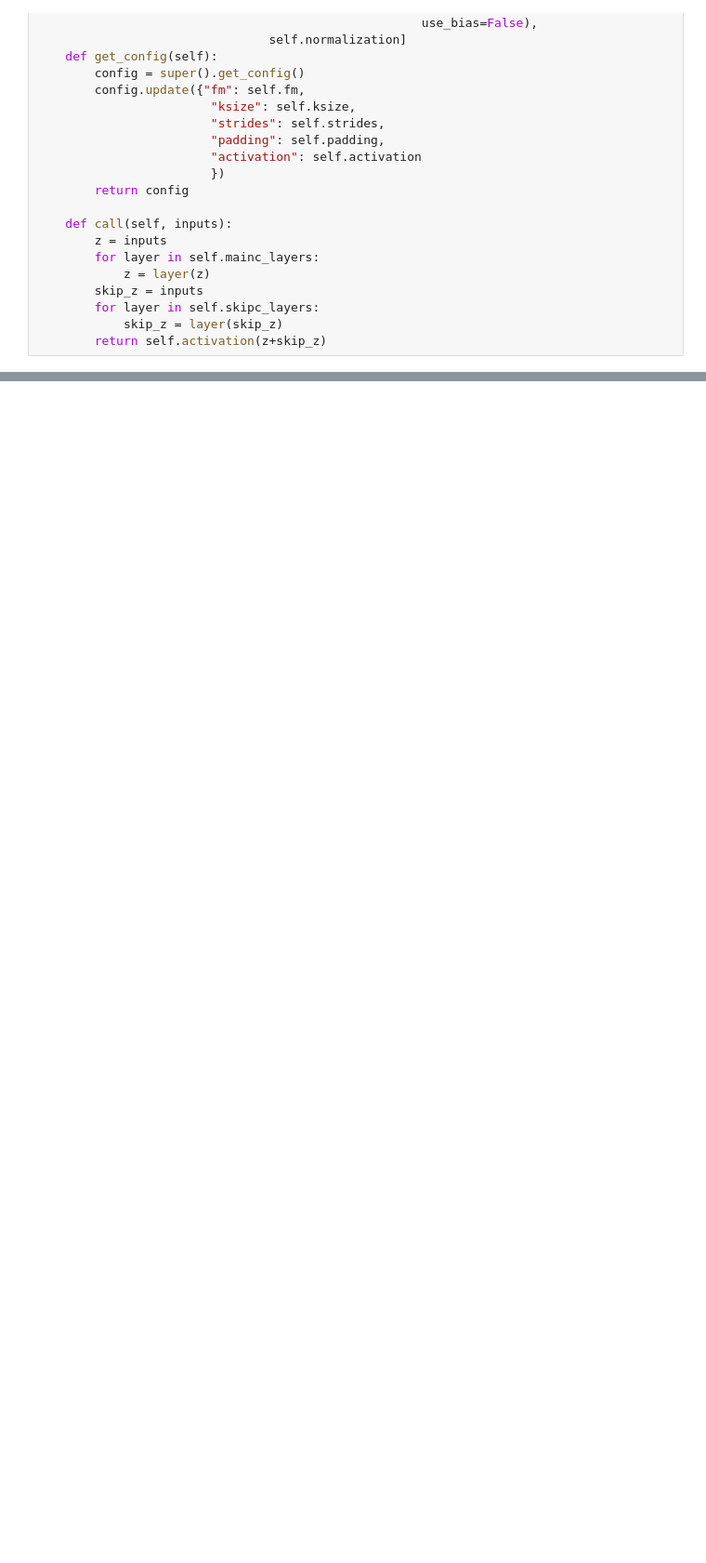
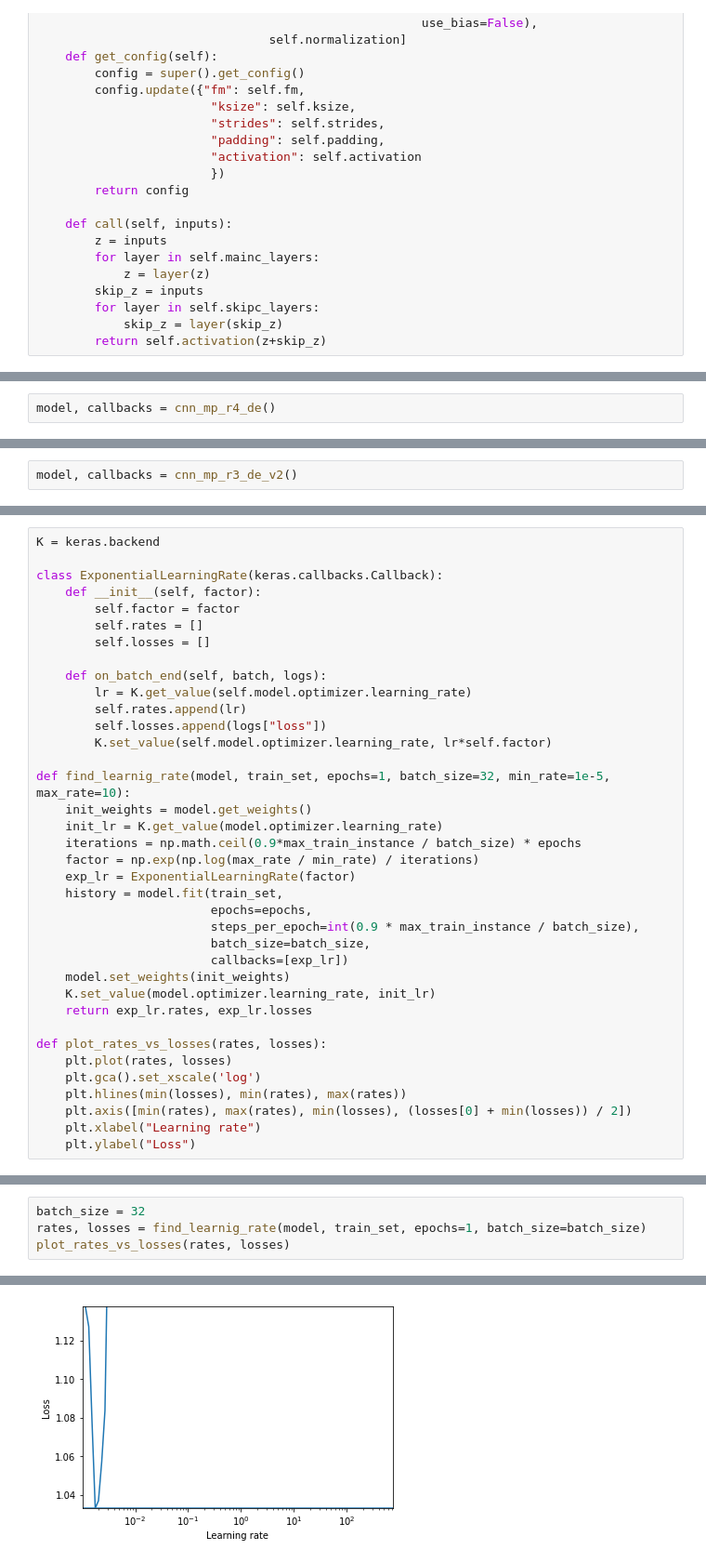
Before and after one commit to Kaushalkhokhar/complete-ml, a Jupyter notebook: projects/CNN/flowers2.ipynb, the cells around one changed output, grey strips where cells are left out. Shown: that part at 93% size. Saved outputs shown, nothing was run; the diff lists cells and outputs as text; blank space fills up the shorter version.

Commit message:
models updated

```diff
--- a/projects/CNN/flowers2.ipynb
+++ b/projects/CNN/flowers2.ipynb
@@ -338,0 +818,2 @@ def cnn_mp_r3_de_v2():
+# %%
+model, callbacks = cnn_mp_r4_de()
@@ -338,0 +889,2 @@ def cnn_mp_r3_de_v2():
+# %%
+model, callbacks = cnn_mp_r3_de_v2()
@@ -338,0 +937,37 @@ def cnn_mp_r3_de_v2():
+# %%
+K = keras.backend
+
+class ExponentialLearningRate(keras.callbacks.Callback):
+    def __init__(self, factor):
+        self.factor = factor
+        self.rates = []
+        self.losses = []
+
+    def on_batch_end(self, batch, logs):
+        lr = K.get_value(self.model.optimizer.learning_rate)
+        self.rates.append(lr)
+        self.losses.append(logs["loss"])
+        K.set_value(self.model.optimizer.learning_rate, lr*self.factor)
+
+def find_learnig_rate(model, train_set, epochs=1, batch_size=32, min_rate=1e-5, max_rate=10):
+    init_weights = model.get_weights()
+    init_lr = K.get_value(model.optimizer.learning_rate)
+    iterations = np.math.ceil(0.9*max_train_instance / batch_size) * epochs
+    factor = np.exp(np.log(max_rate / min_rate) / iterations)
+    exp_lr = ExponentialLearningRate(factor)
+    history = model.fit(train_set,
+                        epochs=epochs,
+                        steps_per_epoch=int(0.9 * max_train_instance / batch_size),
+                        batch_size=batch_size,
+                        callbacks=[exp_lr])
+    model.set_weights(init_weights)
+    K.set_value(model.optimizer.learning_rate, init_lr)
+    return exp_lr.rates, exp_lr.losses
+
+def plot_rates_vs_losses(rates, losses):
+    plt.plot(rates, losses)
+    plt.gca().set_xscale('log')
+    plt.hlines(min(losses), min(rates), max(rates))
+    plt.axis([min(rates), max(rates), min(losses), (losses[0] + min(losses)) / 2])
+    plt.xlabel("Learning rate")
+    plt.ylabel("Loss")
@@ -338,0 +999,5 @@ def cnn_mp_r3_de_v2():
+# %%
+batch_size = 32
+rates, losses = find_learnig_rate(model, train_set, epochs=1, batch_size=batch_size)
+plot_rates_vs_losses(rates, losses)
+# %% [output]
@@ -338,0 +1005 @@ def cnn_mp_r3_de_v2():
+[figure, added]
```
Also changed, not shown: parts of 32 cells of this notebook.
